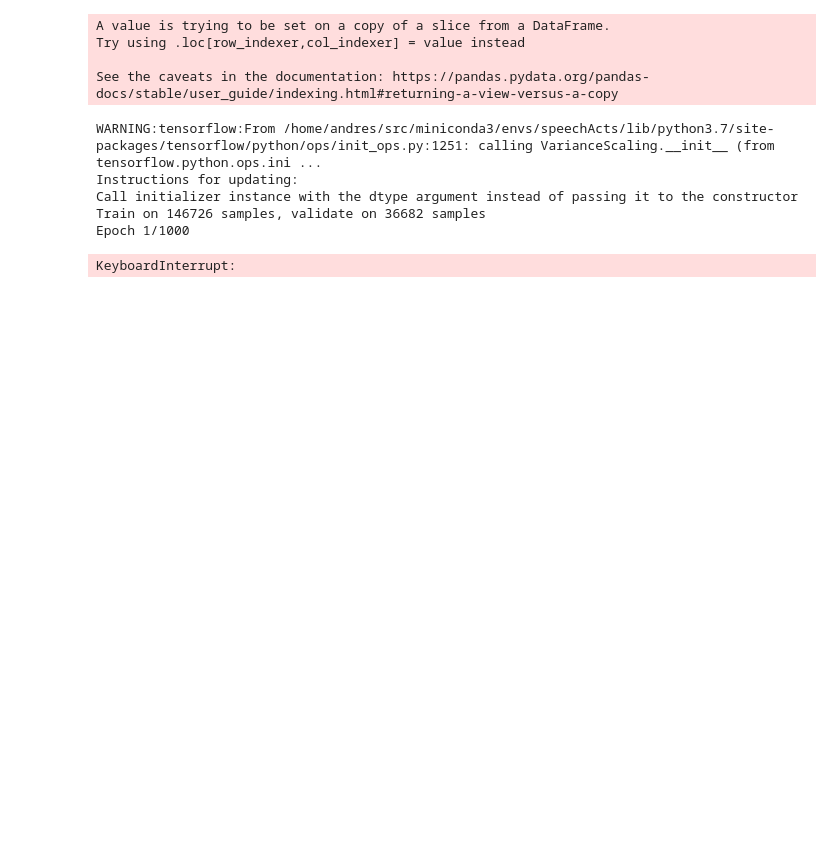
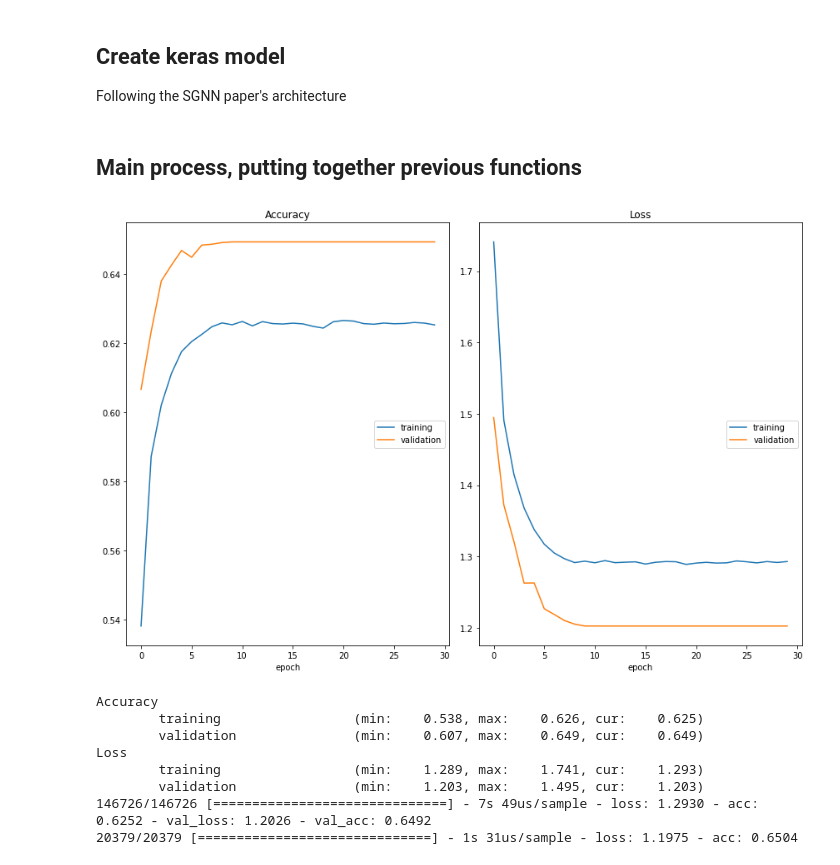
Before and after one commit to glicerico/SGNN, a Jupyter notebook: 00_core.ipynb, the cells around one changed output. Drawn from its saved outputs; the diff is of its cells as text; code cells hidden in the pictures; blank space fills up the shorter version.

Commit message:
Add documentation

```diff
--- a/00_core.ipynb
+++ b/00_core.ipynb
@@ -128,6 +143,9 @@ Convert the data labels to one-hot vectors
 # %%
 #export
-class MyRBP(BaseEstimator, RandomBinaryProjections):
+class Transformer_RBP(BaseEstimator, RandomBinaryProjections):
+    """
+    Class that modifies RandomBinaryProjections to use as an sklearn transformer
+    """
     rand_seed = None  # Declare it as class variable
     def __init__(self, hash_name='hasher', projection_count=1, rand_seed=None):
         RandomBinaryProjections.__init__(self, hash_name, projection_count, rand_seed=rand_seed)
@@ -206,65 +231,77 @@ def build_input_layer(T=80, d=14, char_ngram_range=(1, 4)):
     params.update(hashing_feature_union_params)
     preprocessor.set_params(**params)
     return preprocessor
+# %% [markdown]
+## Create keras model
+Following the SGNN paper's architecture
 # %%
 #export
 def build_keras_model(train_labels):
+    """
+    Build keras model, with two hidden layers as the SGNN paper.
+    """
     model = keras.Sequential()
-#     model.add(keras.layers.Dropout(0.25, input_shape=(1120,)))
-#     model.add(keras.layers.Dense(256, activation=tf.nn.relu))
-    model.add(keras.layers.Dense(256, activation=tf.nn.relu, input_shape=(1120,)))
+    model.add(keras.layers.Dropout(0.25, input_shape=(1120,)))
+    model.add(keras.layers.Dense(256, activation=tf.nn.relu))
+#     model.add(keras.layers.Dense(256, activation=tf.nn.sigmoid, input_shape=(1120,)))
     model.add(keras.layers.Dropout(0.25))
-    model.add(keras.layers.Dense(256, activation=tf.nn.sigmoid))
+    model.add(keras.layers.Dense(256, activation=tf.nn.relu))
     model.add(keras.layers.Dropout(0.25))
     model.add(keras.layers.Dense(train_labels.shape[1], activation=tf.nn.softmax))
 
     # Cosine annealing decay
-    # lr_schedule = keras.experimental.CosineDecay(0.025, decay_steps=10000)
+    lr_schedule = keras.experimental.CosineDecay(0.025, decay_steps=15000)
     # SGD optimizer with Nesterov momentum
-    # opt = keras.optimizers.SGD(nesterov=True, learning_rate=lr_schedule)
-    opt = keras.optimizers.SGD(nesterov=True)
+    opt = keras.optimizers.SGD(nesterov=True, learning_rate=lr_schedule)
+#     opt = keras.optimizers.SGD(nesterov=True)
     model.compile(loss='categorical_crossentropy',
                   optimizer=opt,
                   metrics=['accuracy'])
 
     return model
+# %% [markdown]
+## Main process, putting together previous functions
 # %%
 #export
 def main(lowercase=False, clean=False, remove_continuations=True):
     data = import_data(data_filepath)
-    X_train, X_valid, X_test, train_labels, valid_labels, test_labels = preprocess_data(data,
-                                                                                        lowercase=lowercase,
-                                                                                        remove_continuations=remove_continuations)
+    X_train, X_valid, X_test, train_labels, \
+    valid_labels, test_labels = preprocess_data(data, lowercase=lowercase,
+                                                remove_continuations=remove_continuations)
 
     input_layer = build_input_layer()
     train_features = input_layer.fit_transform(X_train)
     valid_features = input_layer.transform(X_valid)
     test_features = input_layer.transform(X_test)
 
+    # Add EarlyStopping and loss visualization
+    keras_callbacks = [tf.keras.callbacks.EarlyStopping(monitor='loss', patience=10,
+                                                        restore_best_weights=True),
+                       PlotLossesKerasTF()]
+
     keras_model = build_keras_model(train_labels)
     keras_model.fit(train_features, train_labels, epochs=EPOCHS,
                     batch_size=BATCH_SIZE, shuffle=True,
                     validation_data=(valid_features, valid_labels),
-                    callbacks=[PlotLossesKerasTF()]
+                    callbacks=keras_callbacks
                    )
     keras_model.evaluate(test_features, test_labels)
 # %%
 #export
 EPOCHS = 1000
 BATCH_SIZE = 100
 LOWERCASE=True
-CLEAN=False
+CLEAN=True
 REMOVE_CONTINUATIONS=True
 data_filepath = "/home/andres/repositories/SGNN/data/swda-acttags-and-text.csv"
 main(lowercase=LOWERCASE, clean=CLEAN, remove_continuations=REMOVE_CONTINUATIONS)
 # %% [output]
+[figure, added]
-A value is trying to be set on a copy of a slice from a DataFrame.
-Try using .loc[row_indexer,col_indexer] = value instead
-
-See the caveats in the documentation: https://pandas.pydata.org/pandas-docs/stable/user_guide/indexing.html#returning-a-view-versus-a-copy
+Accuracy
+        training                 (min:    0.538, max:    0.626, cur:    0.625)
+        validation               (min:    0.607, max:    0.649, cur:    0.649)
+Loss
+        training                 (min:    1.289, max:    1.741, cur:    1.293)
+        validation               (min:    1.203, max:    1.495, cur:    1.203)
+146726/146726 [==============================] - 7s 49us/sample - loss: 1.2930 - acc: 0.6252 - val_loss: 1.2026 - val_acc: 0.6492
+20379/20379 [==============================] - 1s 31us/sample - loss: 1.1975 - acc: 0.6504
-WARNING:tensorflow:From /home/andres/src/miniconda3/envs/speechActs/lib/python3.7/site-packages/tensorflow/python/ops/init_ops.py:1251: calling VarianceScaling.__init__ (from tensorflow.python.ops.ini ...
-Instructions for updating:
-Call initializer instance with the dtype argument instead of passing it to the constructor
-Train on 146726 samples, validate on 36682 samples
-Epoch 1/1000
-KeyboardInterrupt:
```
Also changed, not shown: parts of 12 cells of this notebook, 2 other files.
